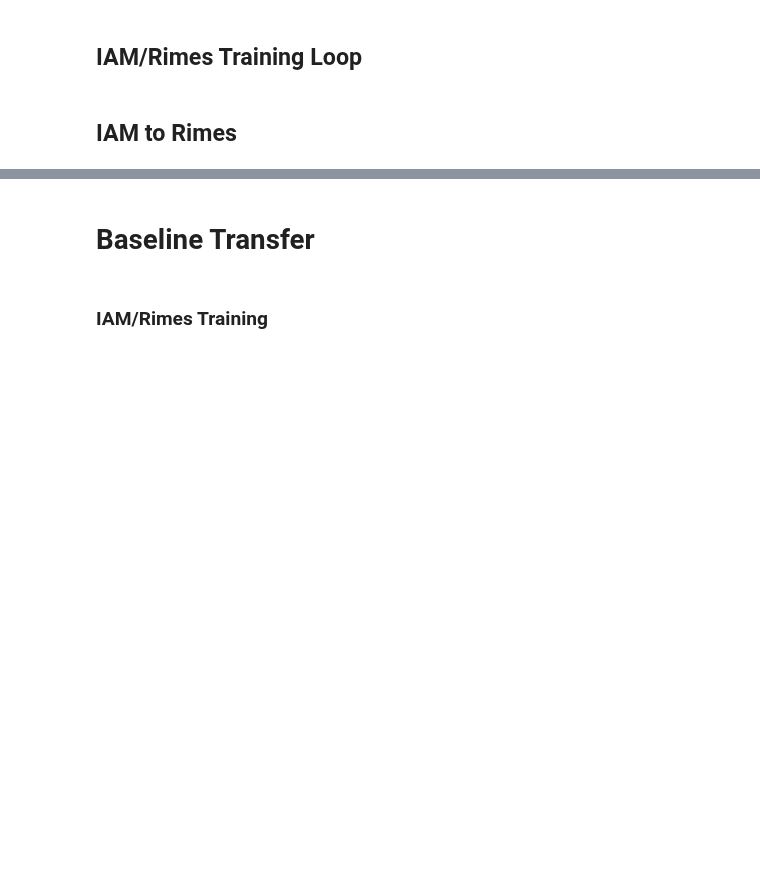
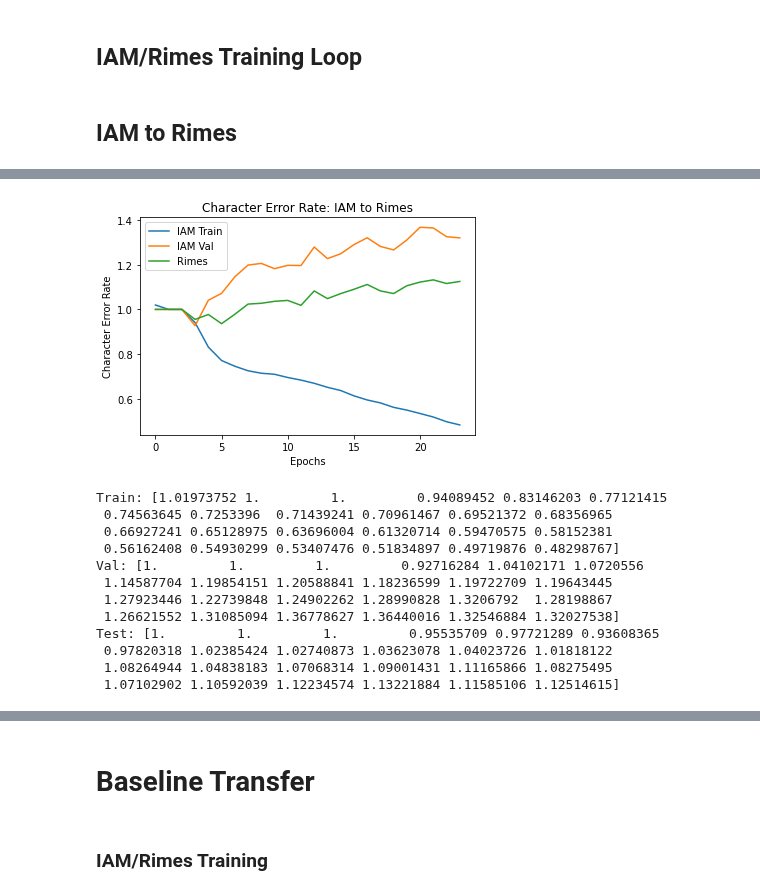
Before and after one commit to ericburdett/cs601r-dl, a Jupyter notebook: tl.ipynb, the cells around one changed output, grey strips where cells are left out. Saved outputs shown, nothing was run; the diff lists cells and outputs as text; code cells hidden in the pictures; blank space fills up the shorter version.

```diff
--- a/tl.ipynb
+++ b/tl.ipynb
@@ -720,0 +734,26 @@ KeyboardInterrupt:
+# %%
+plt.title('Character Error Rate: IAM to Rimes')
+plt.xlabel('Epochs')
+plt.ylabel('Character Error Rate')
+plt.plot(np.mean(dann_cer[0], axis=1), label='IAM Train')
+plt.plot(np.mean(dann_cer[1], axis=1), label='IAM Val')
+plt.plot(np.mean(dann_cer[2], axis=1), label='Rimes')
+plt.legend()
+plt.show()
+print('Train:', np.mean(dann_cer[0], axis=1))
+print('Val:', np.mean(dann_cer[1], axis=1))
+print('Test:', np.mean(dann_cer[2], axis=1))
+# %% [output]
+[figure, added]
+Train: [1.01973752 1.         1.         0.94089452 0.83146203 0.77121415
+ 0.74563645 0.7253396  0.71439241 0.70961467 0.69521372 0.68356965
+ 0.66927241 0.65128975 0.63696004 0.61320714 0.59470575 0.58152381
+ 0.56162408 0.54930299 0.53407476 0.51834897 0.49719876 0.48298767]
+Val: [1.         1.         1.         0.92716284 1.04102171 1.0720556
+ 1.14587704 1.19854151 1.20588841 1.18236599 1.19722709 1.19643445
+ 1.27923446 1.22739848 1.24902262 1.28990828 1.3206792  1.28198867
+ 1.26621552 1.31085094 1.36778627 1.36440016 1.32546884 1.32027538]
+Test: [1.         1.         1.         0.95535709 0.97721289 0.93608365
+ 0.97820318 1.02385424 1.02740873 1.03623078 1.04023726 1.01818122
+ 1.08264944 1.04838183 1.07068314 1.09001431 1.11165866 1.08275495
+ 1.07102902 1.10592039 1.12234574 1.13221884 1.11585106 1.12514615]
```
Also changed, not shown: parts of 13 cells of this notebook.
